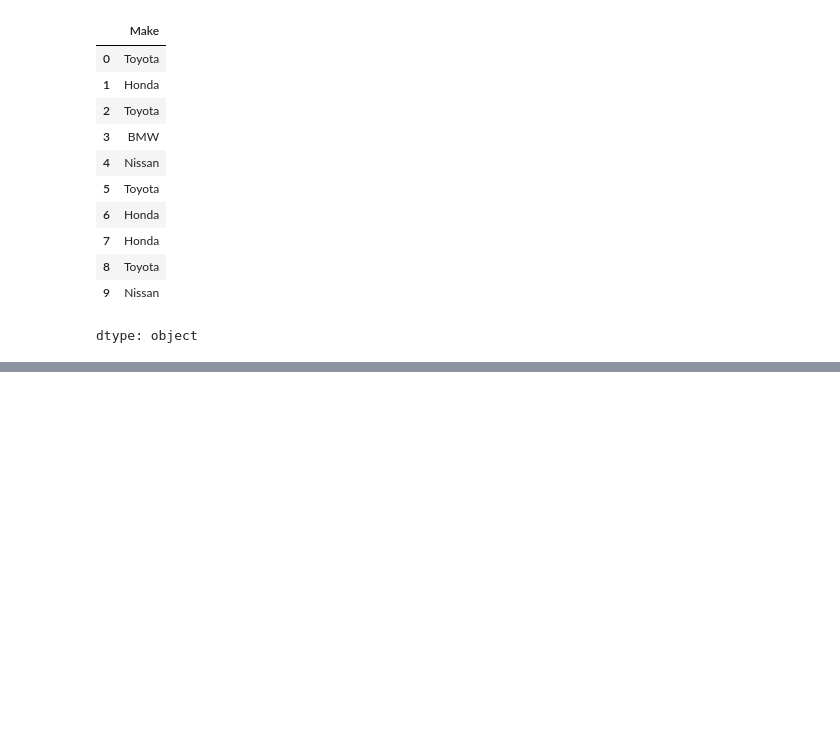
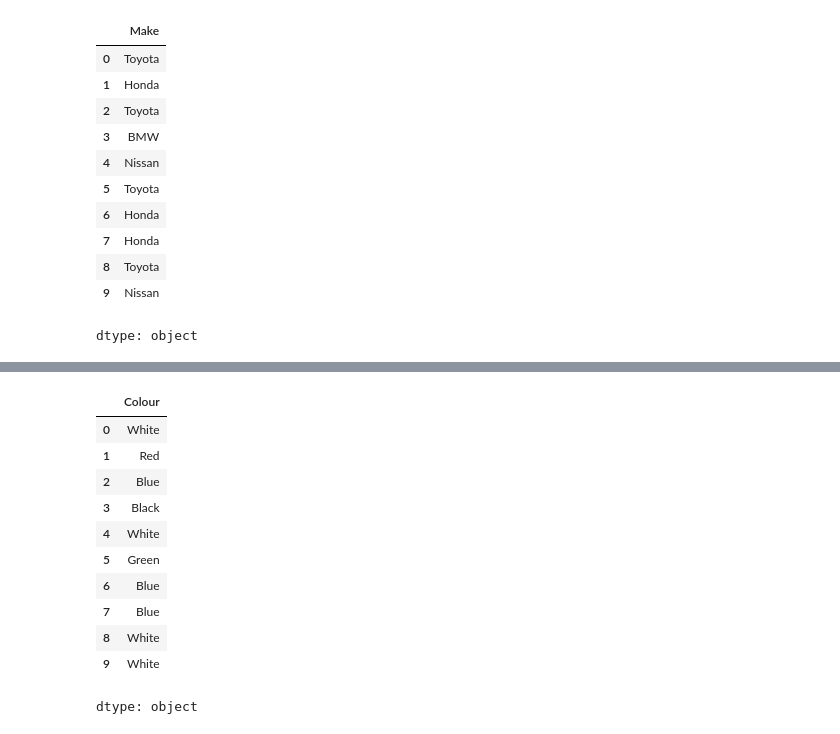
Before and after one commit to sheikh-asiful-islam/Pandas_Playground, a Jupyter notebook: Pandas_Playground.ipynb, the cells around one changed output, grey strips where cells are left out. Saved outputs shown, nothing was run; the diff lists cells and outputs as text; code cells hidden in the pictures; blank space fills up the shorter version.

```diff
--- a/Pandas_Playground.ipynb
+++ b/Pandas_Playground.ipynb
@@ -367,0 +383,15 @@ dtype: object
+# %%
+car_sales["Colour"]
+# %% [output]
+|  | Colour |
+| 0 | White |
+| 1 | Red |
+| 2 | Blue |
+| 3 | Black |
+| 4 | White |
+| 5 | Green |
+| 6 | Blue |
+| 7 | Blue |
+| 8 | White |
+| 9 | White |
+dtype: object
```
Also changed, not shown: parts of 4 cells of this notebook.
